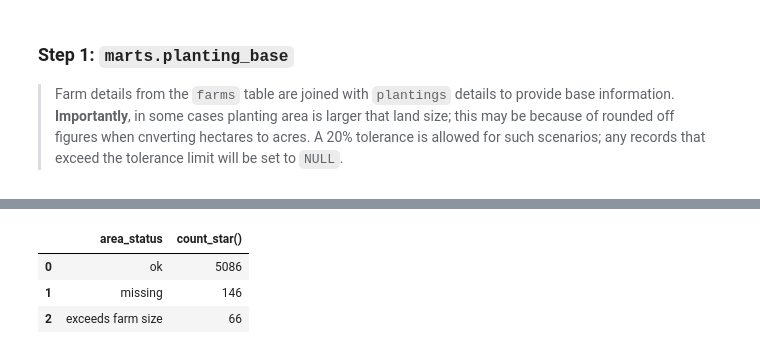
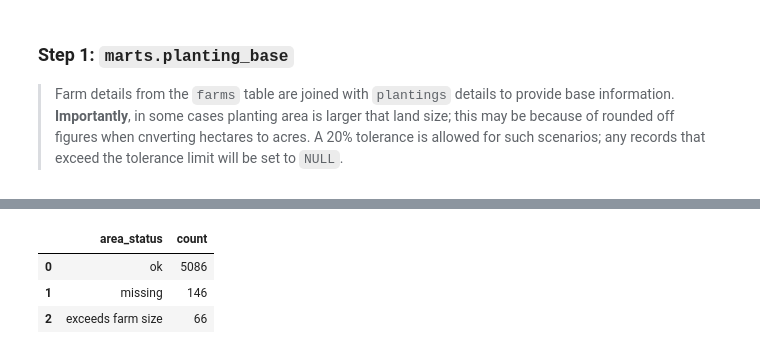
Before and after one commit to edi-kanyua/Predictive-Modeling-in-Agriculture, a Jupyter notebook: Agriculture_ELT.ipynb, the cells around one changed output, grey strips where cells are left out. Cells and saved outputs as stored; diff of their text form; code cells hidden in the pictures.

Commit message:
Marts transformations

```diff
--- a/Agriculture_ELT.ipynb
+++ b/Agriculture_ELT.ipynb
@@ -1064,35 +1064,43 @@ conn.sql(
     SELECT
       p.planting_id,
       p.farm_id,
       f.county,
       p.season,
       p.season_year,
       p.season_type,
       p.crop,
       p.planting_date,
       p.seed_variety,
       p.certified_seed,
       f.irrigated,
       f.soil_type,
       f.size_acres,
       CASE
         WHEN p.area_planted_acres IS NULL THEN NULL
         WHEN p.area_planted_acres IS NOT NULL AND p.area_planted_acres > 1.2 * f.size_acres THEN NULL
         ELSE p.area_planted_acres
       END AS area_planted_acres,
       CASE
         WHEN p.area_planted_acres IS NULL THEN 'missing'
         WHEN p.area_planted_acres IS NOT NULL AND p.area_planted_acres > 1.2 * f.size_acres THEN 'exceeds farm size'
         ELSE 'ok'
       END AS area_status
     FROM staging.plantings p
     JOIN staging.farms f USING(farm_id)
     """
 )
 
-conn.sql("SELECT area_status, COUNT(*) FROM marts.planting_base GROUP BY 1 ORDER BY 2 DESC").df()
+conn.sql(
+    """
+    SELECT area_status,
+      COUNT(*) AS count
+    FROM marts.planting_base
+    GROUP BY 1
+    ORDER BY 2 DESC;
+    """
+    ).df()
 # %% [output]
-|  | area_status | count_star() |
+|  | area_status | count |
 | 0 | ok | 5086 |
 | 1 | missing | 146 |
 | 2 | exceeds farm size | 66 |
```
Also changed, not shown: parts of 8 cells of this notebook.
